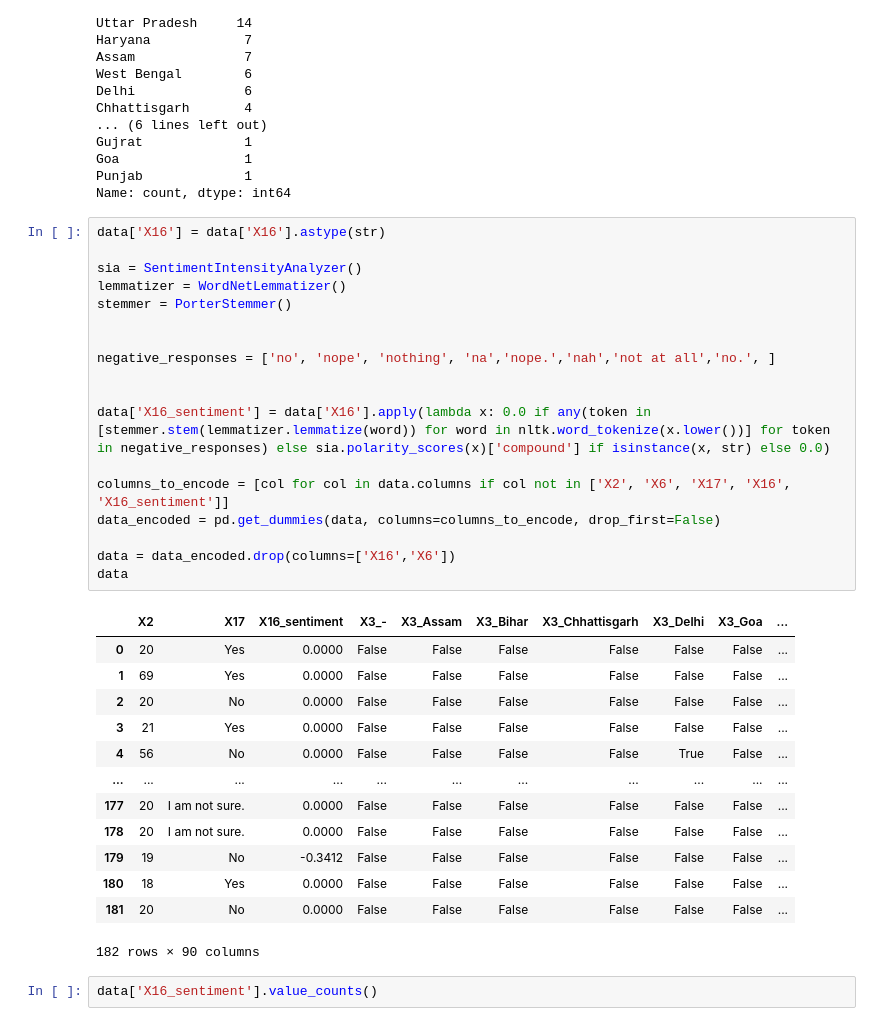
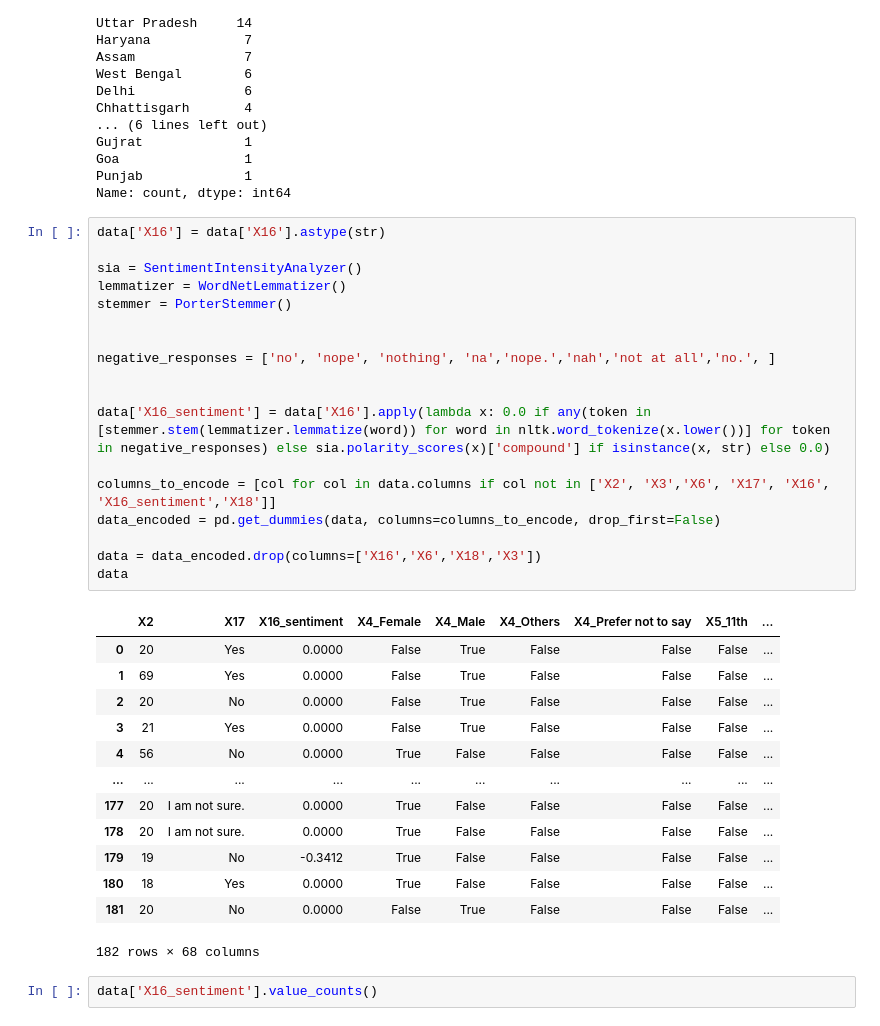
Before and after one commit to TANMAY0704/Minor-project, a Jupyter notebook: test.ipynb, the cells around one changed output. Cells and saved outputs as stored; diff of their text form.

```diff
--- a/test.ipynb
+++ b/test.ipynb
@@ -105,35 +105,35 @@ Name: count, dtype: int64
 # %%
 data['X16'] = data['X16'].astype(str)
 
 sia = SentimentIntensityAnalyzer()
 lemmatizer = WordNetLemmatizer()
 stemmer = PorterStemmer()
 
 
 negative_responses = ['no', 'nope', 'nothing', 'na','nope.','nah','not at all','no.', ]
 
 
 data['X16_sentiment'] = data['X16'].apply(lambda x: 0.0 if any(token in [stemmer.stem(lemmatizer.lemmatize(word)) for word in nltk.word_tokenize(x.lower())] for token in negative_responses) else sia.polarity_scores(x)['compound'] if isinstance(x, str) else 0.0)
 
-columns_to_encode = [col for col in data.columns if col not in ['X2', 'X6', 'X17', 'X16', 'X16_sentiment']]
+columns_to_encode = [col for col in data.columns if col not in ['X2', 'X3','X6', 'X17', 'X16', 'X16_sentiment','X18']]
 data_encoded = pd.get_dummies(data, columns=columns_to_encode, drop_first=False)
 
-data = data_encoded.drop(columns=['X16','X6'])
+data = data_encoded.drop(columns=['X16','X6','X18','X3'])
 data
 # %% [output]
-|  | X2 | X17 | X16_sentiment | X3_- | X3_Assam | X3_Bihar | X3_Chhattisgarh | X3_Delhi | X3_Goa | ... |
-| 0 | 20 | Yes | 0.0000 | False | False | False | False | False | False | ... |
-| 1 | 69 | Yes | 0.0000 | False | False | False | False | False | False | ... |
-| 2 | 20 | No | 0.0000 | False | False | False | False | False | False | ... |
-| 3 | 21 | Yes | 0.0000 | False | False | False | False | False | False | ... |
-| 4 | 56 | No | 0.0000 | False | False | False | False | True | False | ... |
-| ... | ... | ... | ... | ... | ... | ... | ... | ... | ... | ... |
-| 177 | 20 | I am not sure. | 0.0000 | False | False | False | False | False | False | ... |
-| 178 | 20 | I am not sure. | 0.0000 | False | False | False | False | False | False | ... |
-| 179 | 19 | No | -0.3412 | False | False | False | False | False | False | ... |
-| 180 | 18 | Yes | 0.0000 | False | False | False | False | False | False | ... |
-| 181 | 20 | No | 0.0000 | False | False | False | False | False | False | ... |
+|  | X2 | X17 | X16_sentiment | X4_Female | X4_Male | X4_Others | X4_Prefer not to say | X5_11th | ... |
+| 0 | 20 | Yes | 0.0000 | False | True | False | False | False | ... |
+| 1 | 69 | Yes | 0.0000 | False | True | False | False | False | ... |
+| 2 | 20 | No | 0.0000 | False | True | False | False | False | ... |
+| 3 | 21 | Yes | 0.0000 | False | True | False | False | False | ... |
+| 4 | 56 | No | 0.0000 | True | False | False | False | False | ... |
+| ... | ... | ... | ... | ... | ... | ... | ... | ... | ... |
+| 177 | 20 | I am not sure. | 0.0000 | True | False | False | False | False | ... |
+| 178 | 20 | I am not sure. | 0.0000 | True | False | False | False | False | ... |
+| 179 | 19 | No | -0.3412 | True | False | False | False | False | ... |
+| 180 | 18 | Yes | 0.0000 | True | False | False | False | False | ... |
+| 181 | 20 | No | 0.0000 | False | True | False | False | False | ... |
-182 rows × 90 columns
+182 rows × 68 columns
 # %%
 data['X16_sentiment'].value_counts()
 # %% [output]
```
Also changed, not shown: parts of 3 cells of this notebook, 5 other files.
